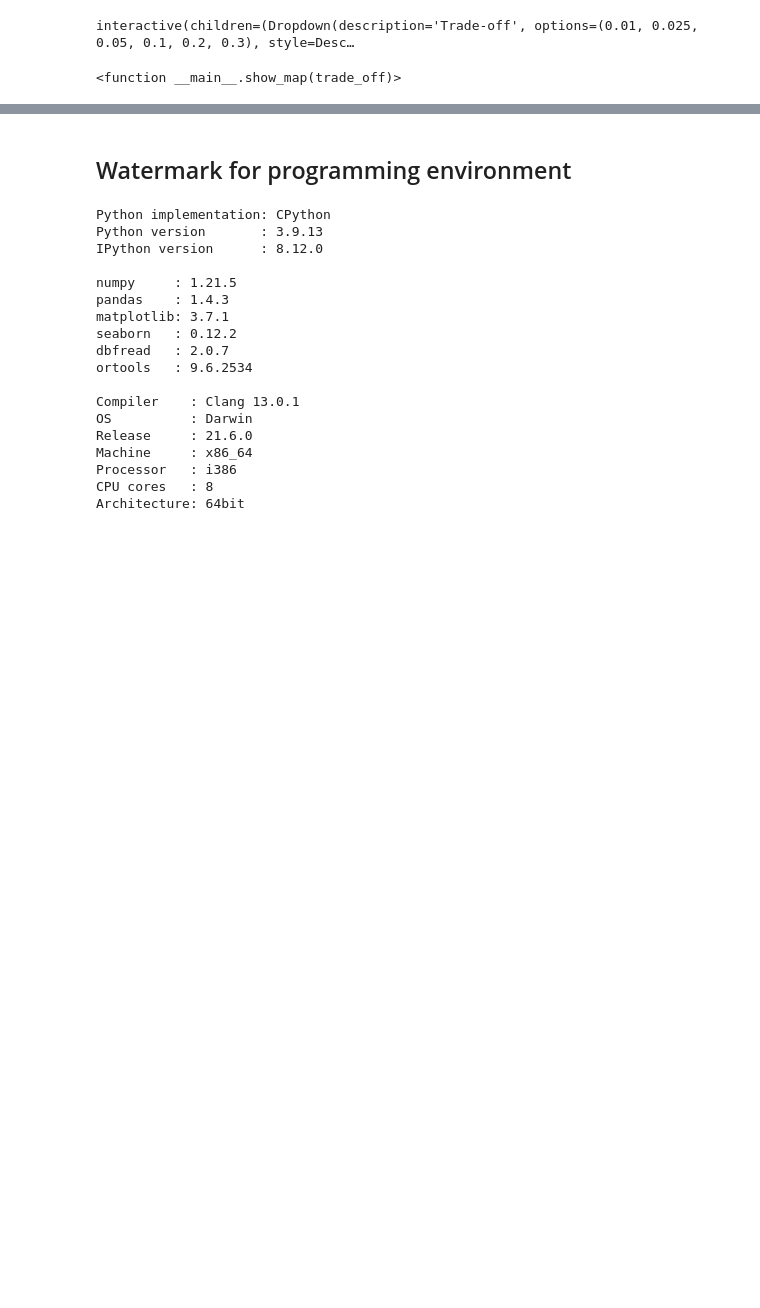
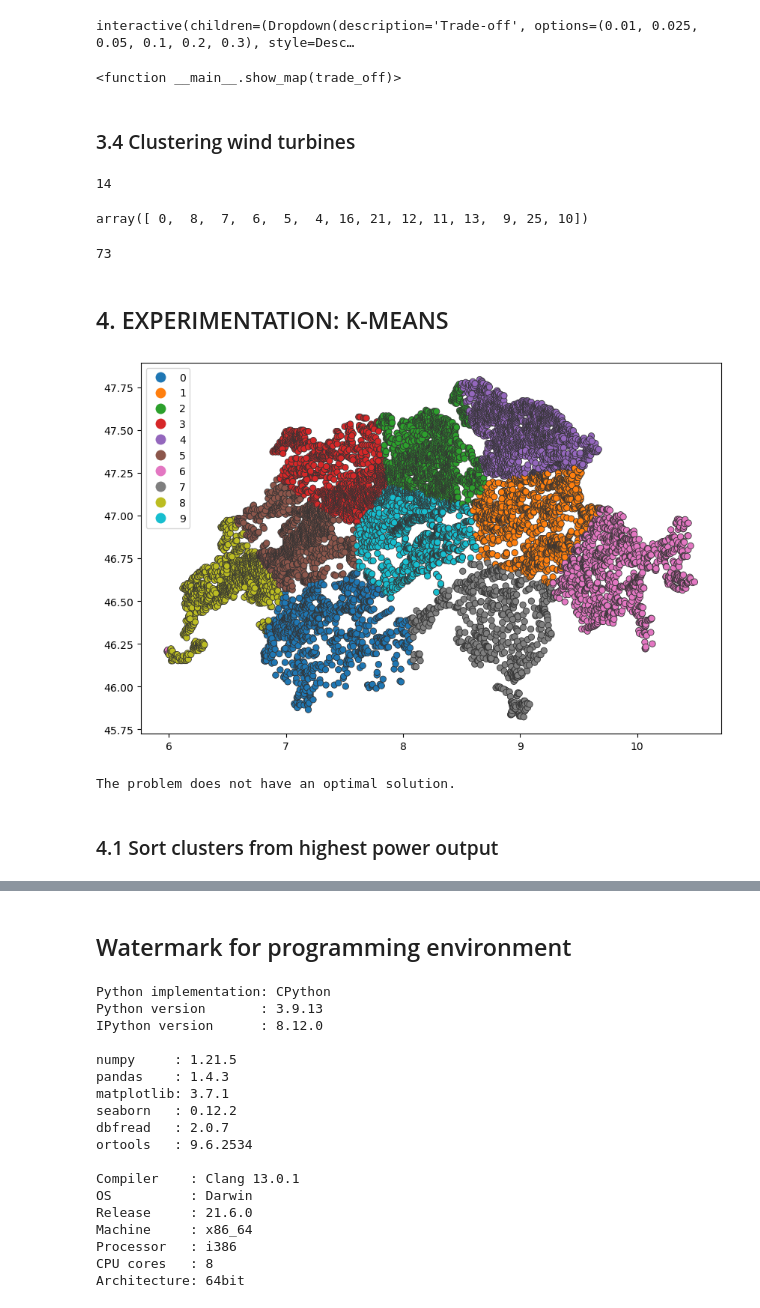
Before and after one commit to percw/Swiss_wind-turbine_optimization, a Jupyter notebook: wind_optimization.ipynb, the cells around one changed output, grey strips where cells are left out. Cells and saved outputs as stored; diff of their text form; code cells hidden in the pictures; blank space fills up the shorter version.

Commit message:
Creating clusters and adding plausible extensions

```diff
--- a/wind_optimization.ipynb
+++ b/wind_optimization.ipynb
@@ -678,3 +678,5 @@ interact(show_map, trade_off=dropdown)
 # %% [output]
 interactive(children=(Dropdown(description='Trade-off', options=(0.01, 0.025, 0.05, 0.1, 0.2, 0.3), style=Desc…
 <function __main__.show_map(trade_off)>
+# %% [markdown]
+### 3.4 Clustering wind turbines
@@ -680,0 +732,8 @@ interactive(children=(Dropdown(description='Trade-off', options=(0.01, 0.025, 0.
+# %%
+display(len(gdf['cluster_number_of_turbines'].unique()))
+display(gdf['cluster_number_of_turbines'].unique())
+display(len(gdf['cluster_area'].unique()))
+# %% [output]
+14
+array([ 0,  8,  7,  6,  5,  4, 16, 21, 12, 11, 13,  9, 25, 10])
+73
@@ -680,0 +757,66 @@ interactive(children=(Dropdown(description='Trade-off', options=(0.01, 0.025, 0.
+# %% [markdown]
+## 4. EXPERIMENTATION: K-MEANS
+# %%
+from sklearn.cluster import KMeans
+import utm
+import matplotlib.pyplot as plt
+
+# Assuming `gdf` is your GeoDataFrame and it is in geographic coordinates (longitude, latitude)
+gdf = gdf.to_crs(epsg=4326)  # ensure data is in lon/lat
+geometry = gdf.geometry
+
+# Extract latitude and longitude
+coords = [(geom.y, geom.x) for geom in geometry]
+
+# Convert lat/lon to UTM so that we can use Euclidean distance
+utm_coords = [utm.from_latlon(coord[0], coord[1])[:2] for coord in coords]
+
+# Run KMeans on UTM coordinate
+kmeans = KMeans(n_clusters=10)  # adjust this parameter as needed
+clusters = kmeans.fit_predict(utm_coords)
+
+# Add cluster labels back to GeoDataFrame
+gdf['cluster'] = clusters
+
+# Plotting
+fig, ax = plt.subplots(figsize=(10, 10))
+gdf.plot(column='cluster', categorical=True, legend=True, linewidth=0.6, edgecolor='0.2', ax=ax)
+plt.show()
+# %% [output]
+[figure, added]
+# %%
+from ortools.linear_solver import pywraplp
+
+# Create the mip solver with the SCIP backend.
+solver = pywraplp.Solver.CreateSolver('SCIP')
+
+# Create variables for each cluster
+variables = {}
+for cluster_id in gdf['cluster'].unique():
+    if cluster_id == -1:
+        continue  # skip the clusters with value -1
+
+    # Create a binary variable to represent whether the cluster is selected or not
+    variables[cluster_id] = solver.IntVar(0, 1, f'cluster_{cluster_id}')
+
+# Constraint: Total production should be 1.2 TWh/yha or more
+solver.Add(sum(variables[cluster_id] * gdf[gdf['cluster'] == cluster_id]['prod_MW'].sum() for cluster_id in variables) >= 1200000)
+
+# The objective is to minimize the number of clusters.
+solver.Minimize(solver.Sum(variables.values()))
+
+# Call the solver and display the results.
+status = solver.Solve()
+
+if status == pywraplp.Solver.OPTIMAL:
+    print('Objective value =', solver.Objective().Value())
+    print('Clusters selected:')
+    for cluster_id, var in variables.items():
+        if var.solution_value() > 0:
+            print(f'Cluster ID: {cluster_id}, Total power output: {gdf[gdf["cluster"] == cluster_id]["prod_MW"].sum()}')
+else:
+    print('The problem does not have an optimal solution.')
+# %% [output]
+The problem does not have an optimal solution.
+# %% [markdown]
+### 4.1 Sort clusters from highest power output
```
Also changed, not shown: parts of 5 cells of this notebook, 1 other file.
